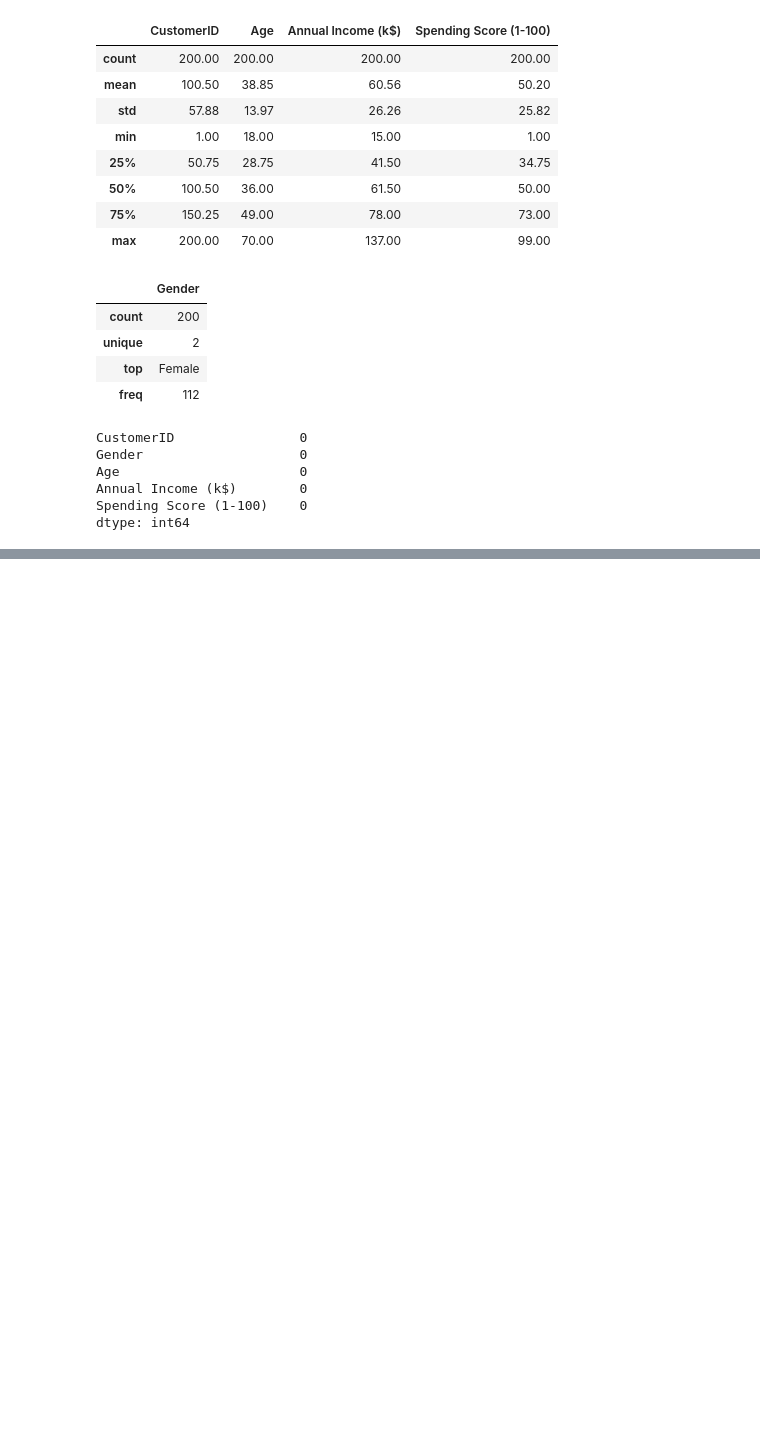
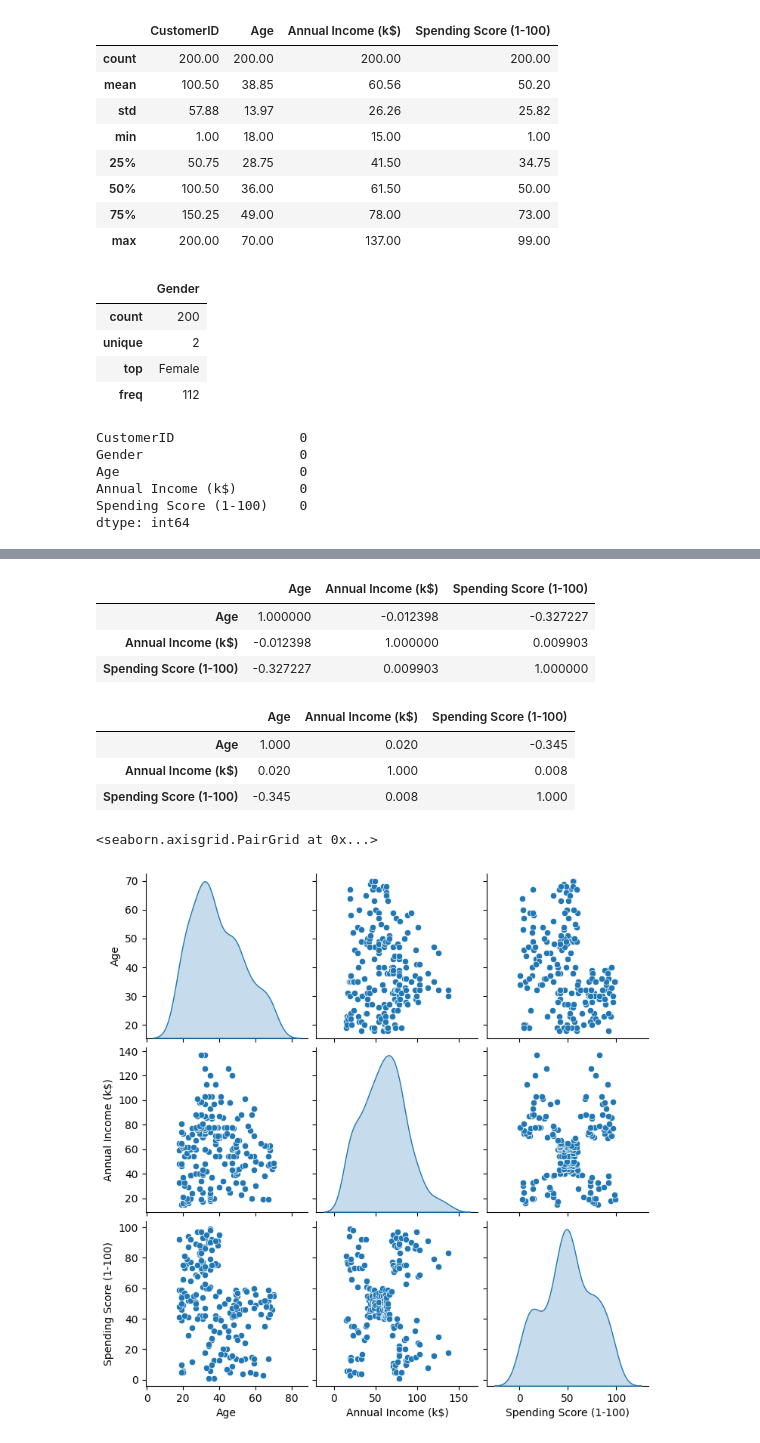
Before and after one commit to danimoreira90/Customer-Segmentation-Project, a Jupyter notebook: notebooks/projeto_supermercado_01_eda_vazio.ipynb, the cells around one changed output, grey strips where cells are left out. Drawn from its saved outputs; the diff is of its cells as text; code cells hidden in the pictures; blank space fills up the shorter version.

```diff
--- a/notebooks/projeto_supermercado_01_eda_vazio.ipynb
+++ b/notebooks/projeto_supermercado_01_eda_vazio.ipynb
@@ -139,0 +181,20 @@ profile.to_file(r'D:\Pastas\Hashtag Treinamentos\Customer Segmentation\reports\e
+# %%
+df_analysis.corr(numeric_only=True)
+# %% [output]
+|  | Age | Annual Income (k$) | Spending Score (1-100) |
+| Age | 1.000000 | -0.012398 | -0.327227 |
+| Annual Income (k$) | -0.012398 | 1.000000 | 0.009903 |
+| Spending Score (1-100) | -0.327227 | 0.009903 | 1.000000 |
+# %%
+with pd.option_context('display.float_format', '{:.3f}'.format):
+    display(df_analysis.corr(numeric_only=True, method='spearman'))
+# %% [output]
+|  | Age | Annual Income (k$) | Spending Score (1-100) |
+| Age | 1.000 | 0.020 | -0.345 |
+| Annual Income (k$) | 0.020 | 1.000 | 0.008 |
+| Spending Score (1-100) | -0.345 | 0.008 | 1.000 |
+# %%
+sns.pairplot(df_analysis, diag_kind='kde')
+# %% [output]
+<seaborn.axisgrid.PairGrid at 0x...>
+[figure, added]
```
Also changed, not shown: parts of 7 cells of this notebook, 1 other file.
